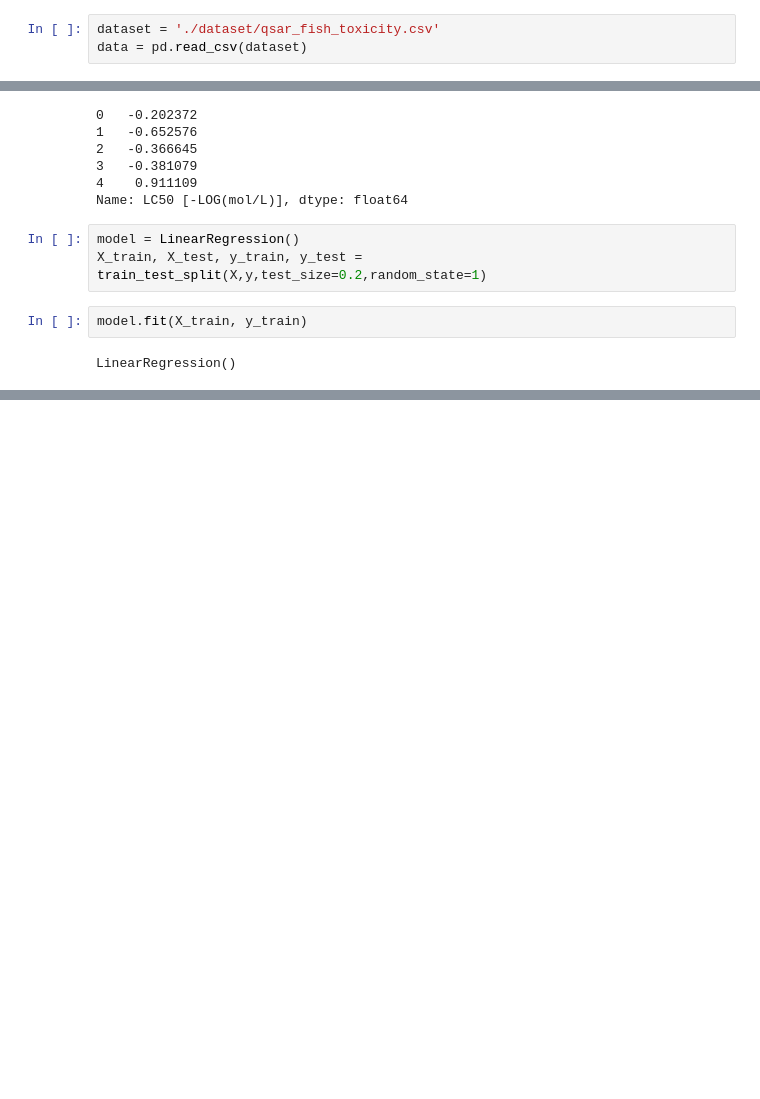
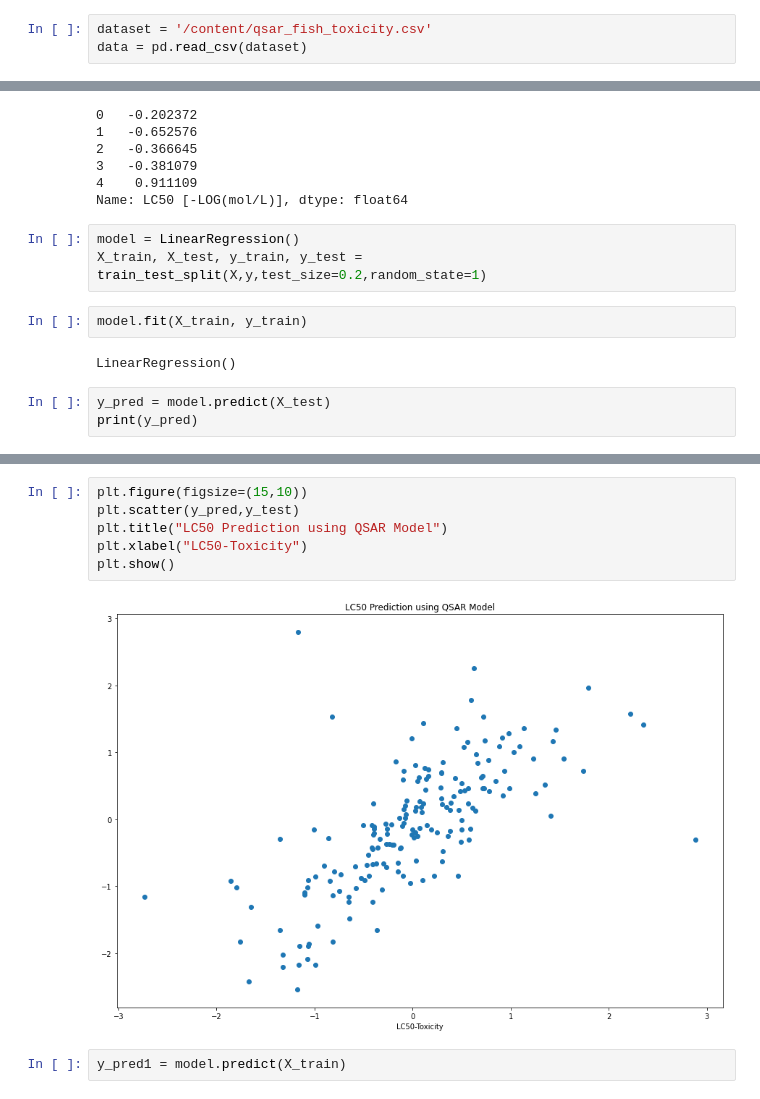
Before and after one commit to OmkarBhosale06/LC50_ML, a Jupyter notebook: LC50.ipynb, the cells around one changed output, grey strips where cells are left out. Drawn from its saved outputs; the diff is of its cells as text; blank space fills up the shorter version.

Commit message:
overfitted model

```diff
--- a/LC50.ipynb
+++ b/LC50.ipynb
@@ -5,7 +7,7 @@ import matplotlib.pyplot as plt
 from sklearn.model_selection import train_test_split
 from sklearn.linear_model import LinearRegression
 # %%
-dataset = './dataset/qsar_fish_toxicity.csv'
+dataset = '/content/qsar_fish_toxicity.csv'
 data = pd.read_csv(dataset)
 # %%
 data.head()
@@ -120,3 +114,6 @@ X_train, X_test, y_train, y_test = train_test_split(X,y,test_size=0.2,random_sta
 model.fit(X_train, y_train)
 # %% [output]
 LinearRegression()
+# %%
+y_pred = model.predict(X_test)
+print(y_pred)
@@ -122,0 +153,10 @@ LinearRegression()
+# %%
+plt.figure(figsize=(15,10))
+plt.scatter(y_pred,y_test)
+plt.title("LC50 Prediction using QSAR Model")
+plt.xlabel("LC50-Toxicity")
+plt.show()
+# %% [output]
+[figure, added]
+# %%
+y_pred1 = model.predict(X_train)
```
Also changed, not shown: parts of 8 cells of this notebook.
